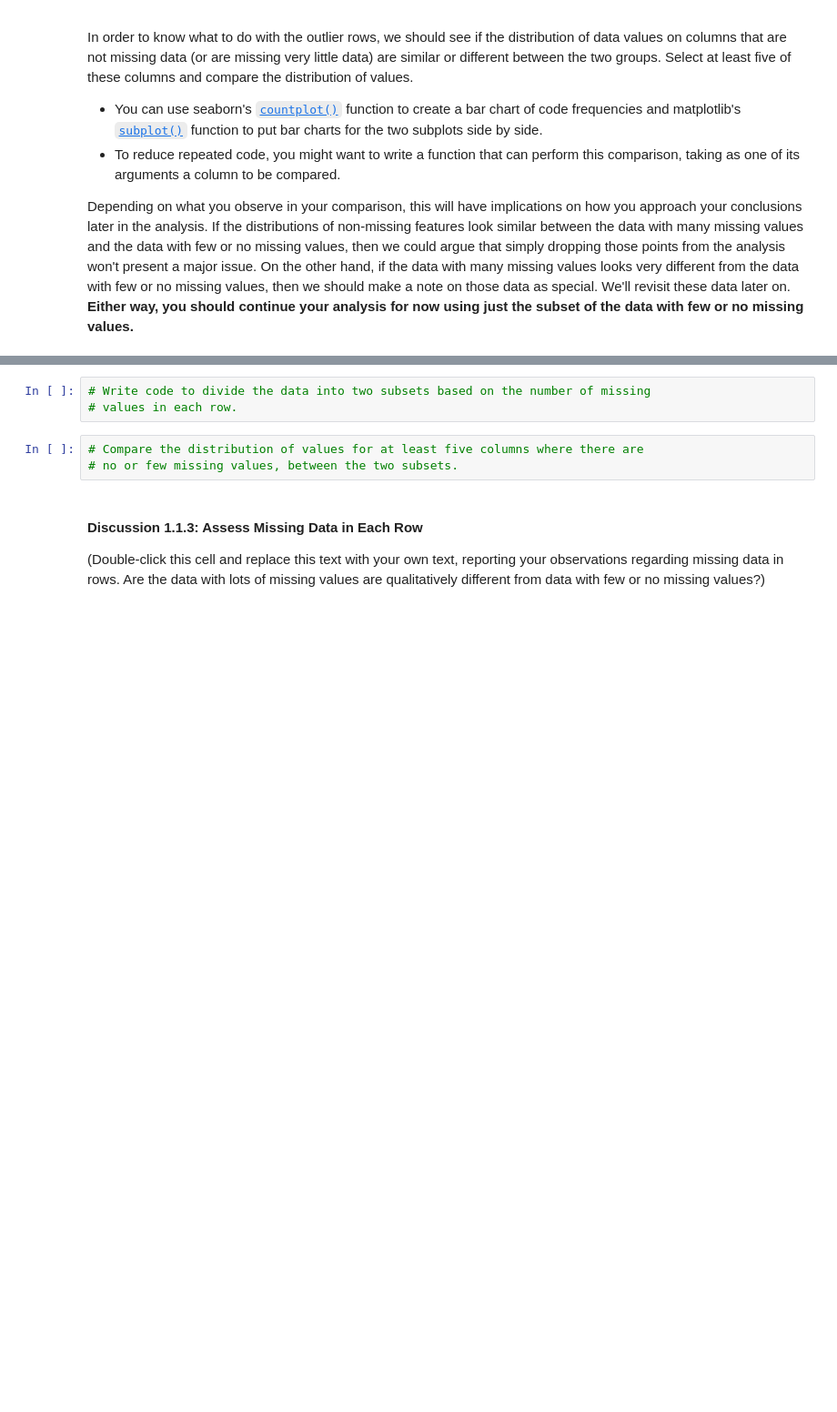
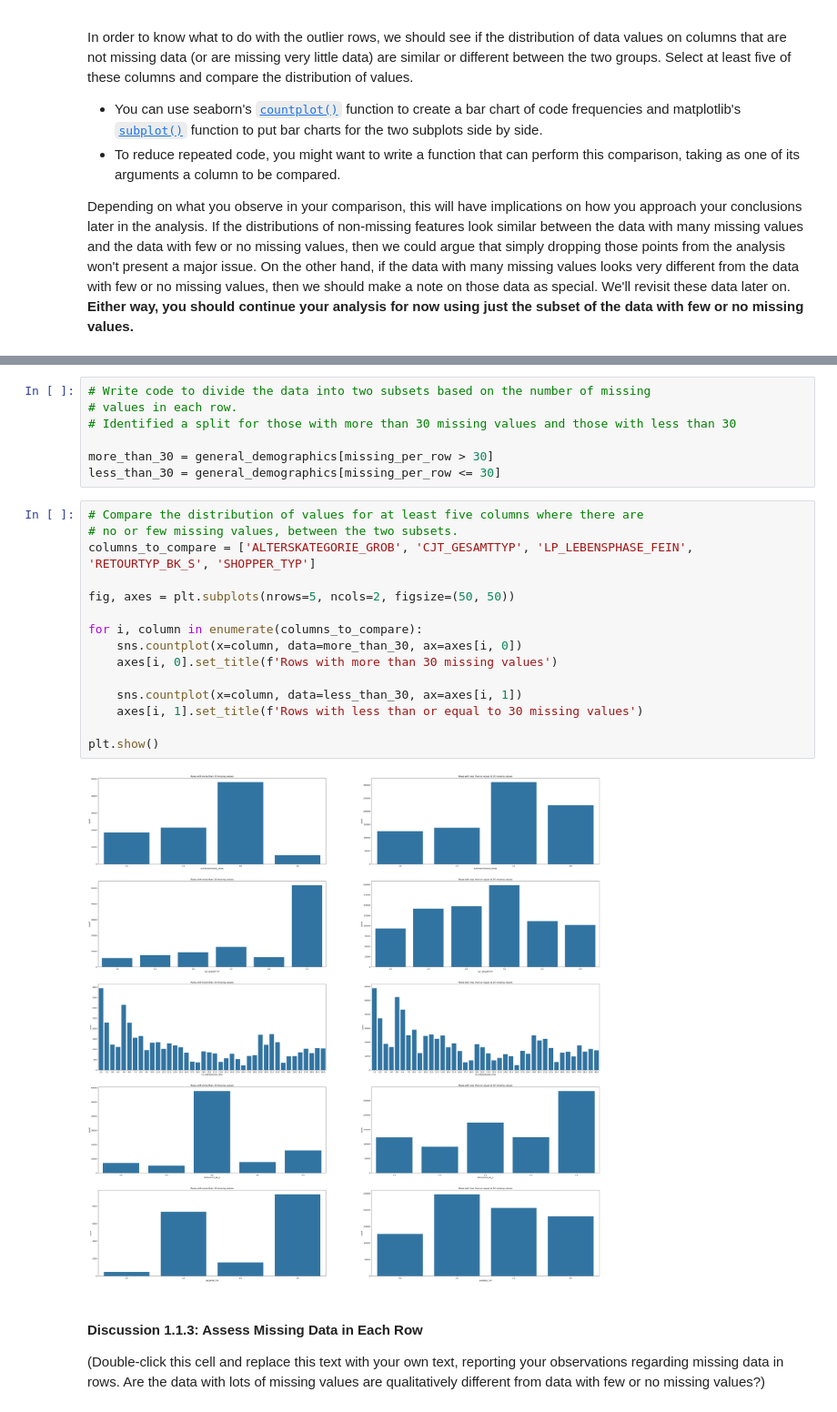
Before and after one commit to ashleydonohoe/identify_customer_segments, a Jupyter notebook: Identify_Customer_Segments.ipynb, the cells around one changed output, grey strips where cells are left out. Shown at 91% size. Saved outputs shown, nothing was run; the diff lists cells and outputs as text; blank space fills up the shorter version.

```diff
--- a/Identify_Customer_Segments.ipynb
+++ b/Identify_Customer_Segments.ipynb
@@ -247,9 +264,27 @@ Depending on what you observe in your comparison, this will have implications on
 # %%
 # Write code to divide the data into two subsets based on the number of missing
 # values in each row.
+# Identified a split for those with more than 30 missing values and those with less than 30
+
+more_than_30 = general_demographics[missing_per_row > 30]
+less_than_30 = general_demographics[missing_per_row <= 30]
-# %%
-# Compare the distribution of values for at least five columns where there are
-# no or few missing values, between the two subsets.
+# %%
+# Compare the distribution of values for at least five columns where there are
+# no or few missing values, between the two subsets.
+columns_to_compare = ['ALTERSKATEGORIE_GROB', 'CJT_GESAMTTYP', 'LP_LEBENSPHASE_FEIN', 'RETOURTYP_BK_S', 'SHOPPER_TYP']
+
+fig, axes = plt.subplots(nrows=5, ncols=2, figsize=(50, 50))
+
+for i, column in enumerate(columns_to_compare):
+    sns.countplot(x=column, data=more_than_30, ax=axes[i, 0])
+    axes[i, 0].set_title(f'Rows with more than 30 missing values')
+
+    sns.countplot(x=column, data=less_than_30, ax=axes[i, 1])
+    axes[i, 1].set_title(f'Rows with less than or equal to 30 missing values')
+
+plt.show()
+# %% [output]
+[figure, added]
 # %% [markdown]
 #### Discussion 1.1.3: Assess Missing Data in Each Row
 
```
Also changed, not shown: parts of 2 cells of this notebook.
